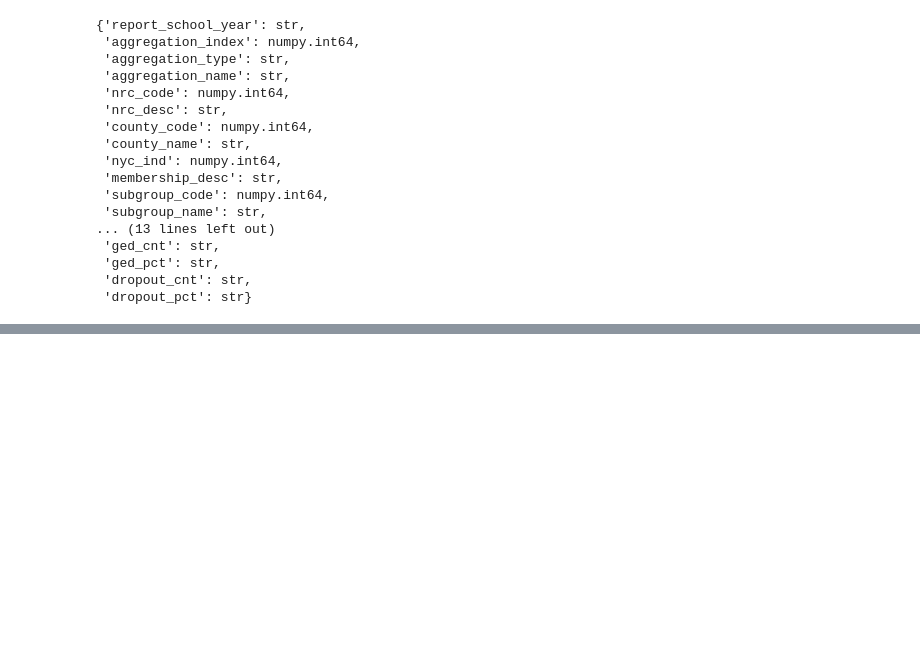
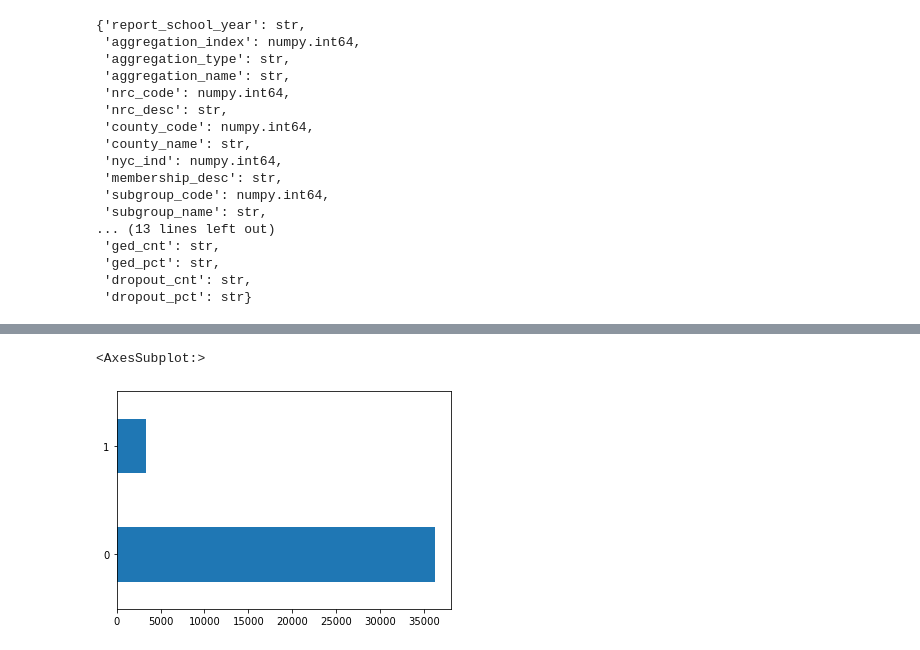
Before and after one commit to askidelsky/DAV-6150, a Jupyter notebook: Homework/Project 1/A_Skidelsky_Project1_.ipynb, the cells around one changed output, grey strips where cells are left out. Saved outputs shown, nothing was run; the diff lists cells and outputs as text; code cells hidden in the pictures; blank space fills up the shorter version.

```diff
--- a/Homework/Project 1/A_Skidelsky_Project1_.ipynb
+++ b/Homework/Project 1/A_Skidelsky_Project1_.ipynb
@@ -151,0 +265,5 @@ See the caveats in the documentation: https://pandas.pydata.org/pandas-docs/stab
+# %%
+clean_data['nyc_ind'].value_counts().plot(kind='barh')
+# %% [output]
+<AxesSubplot:>
+[figure, added]
```
Also changed, not shown: parts of 88 cells of this notebook, 1 other file.
